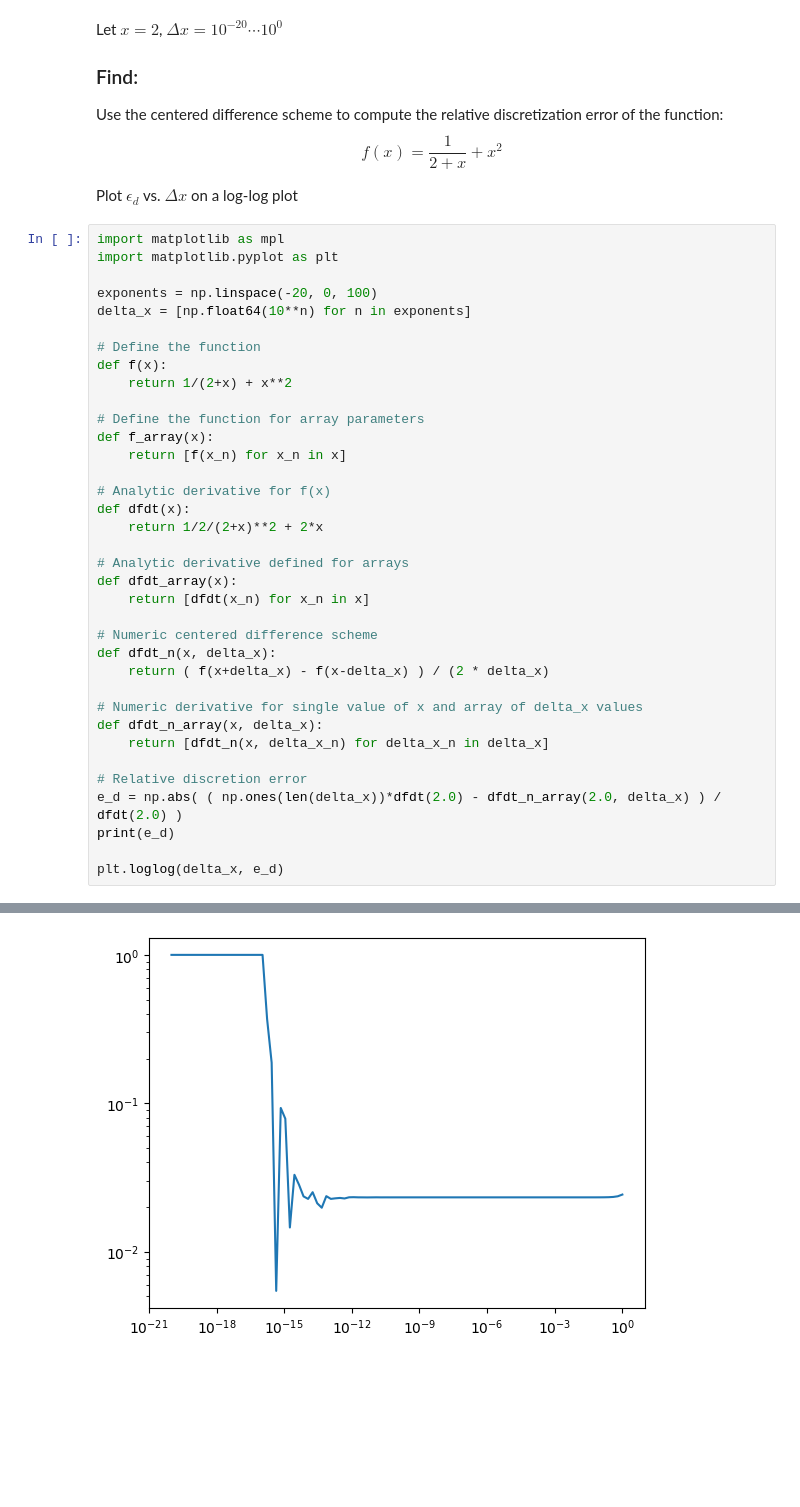
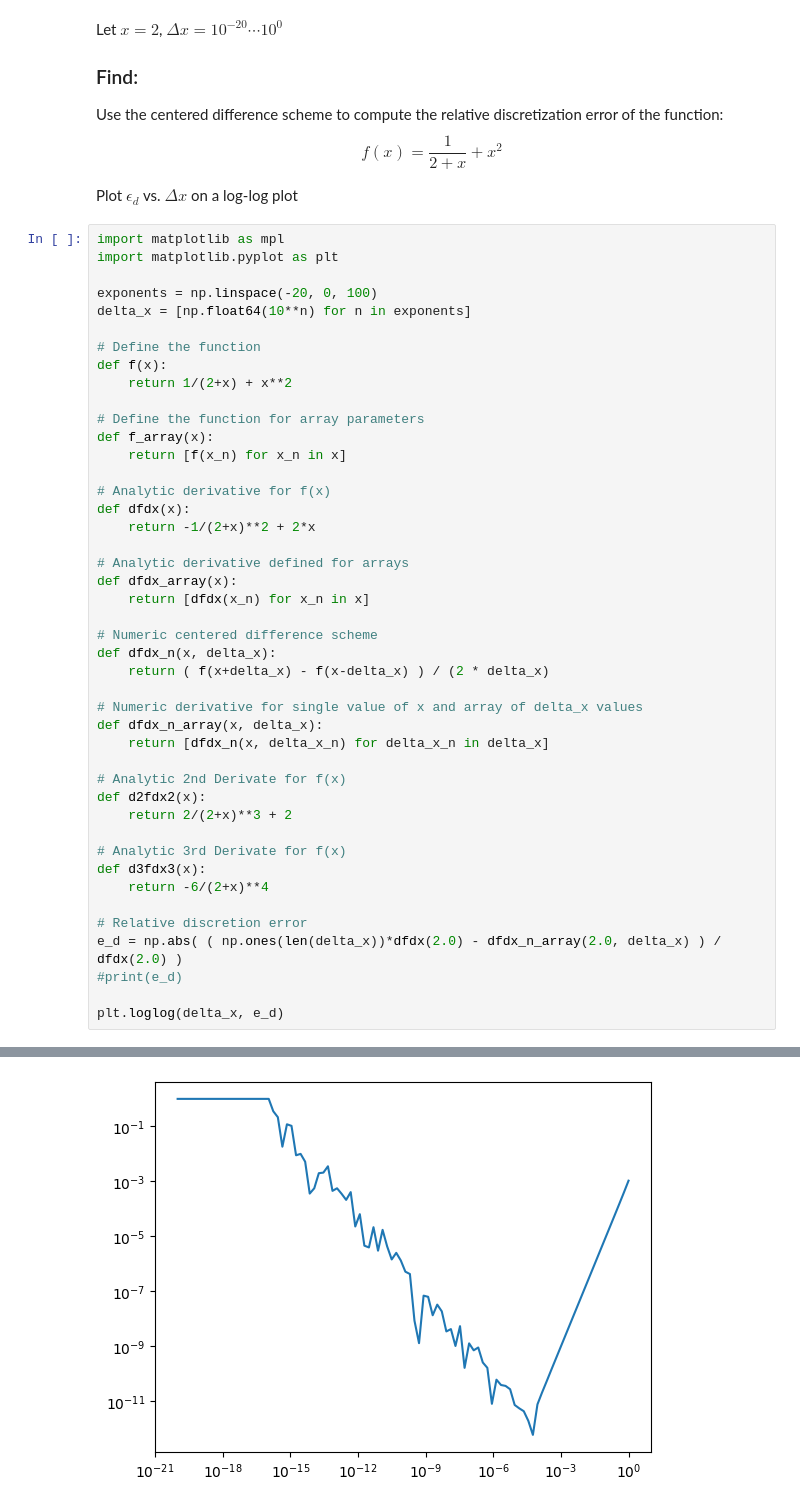
Before and after one commit to Rettdog/SG2212-Homework, a Jupyter notebook: hw1.ipynb, the cells around one changed output, grey strips where cells are left out. Saved outputs shown, nothing was run; the diff lists cells and outputs as text; blank space fills up the shorter version.

```diff
--- a/hw1.ipynb
+++ b/hw1.ipynb
@@ -71,24 +71,32 @@ def f_array(x):
     return [f(x_n) for x_n in x]
 
 # Analytic derivative for f(x)
-def dfdt(x):
-    return 1/2/(2+x)**2 + 2*x
+def dfdx(x):
+    return -1/(2+x)**2 + 2*x
 
 # Analytic derivative defined for arrays
-def dfdt_array(x):
-    return [dfdt(x_n) for x_n in x]
+def dfdx_array(x):
+    return [dfdx(x_n) for x_n in x]
 
 # Numeric centered difference scheme
-def dfdt_n(x, delta_x):
+def dfdx_n(x, delta_x):
     return ( f(x+delta_x) - f(x-delta_x) ) / (2 * delta_x)
 
 # Numeric derivative for single value of x and array of delta_x values
-def dfdt_n_array(x, delta_x):
-    return [dfdt_n(x, delta_x_n) for delta_x_n in delta_x]
+def dfdx_n_array(x, delta_x):
+    return [dfdx_n(x, delta_x_n) for delta_x_n in delta_x]
+
+# Analytic 2nd Derivate for f(x)
+def d2fdx2(x):
+    return 2/(2+x)**3 + 2
+
+# Analytic 3rd Derivate for f(x)
+def d3fdx3(x):
+    return -6/(2+x)**4
 
 # Relative discretion error
-e_d = np.abs( ( np.ones(len(delta_x))*dfdt(2.0) - dfdt_n_array(2.0, delta_x) ) / dfdt(2.0) )
-print(e_d)
+e_d = np.abs( ( np.ones(len(delta_x))*dfdx(2.0) - dfdx_n_array(2.0, delta_x) ) / dfdx(2.0) )
+#print(e_d)
 
 plt.loglog(delta_x, e_d)
 # %% [output]
@@ -113 +104 @@ plt.loglog(delta_x, e_d)
-[figure, old version]
+[figure, new version]
```
Also changed, not shown: parts of 5 cells of this notebook.
